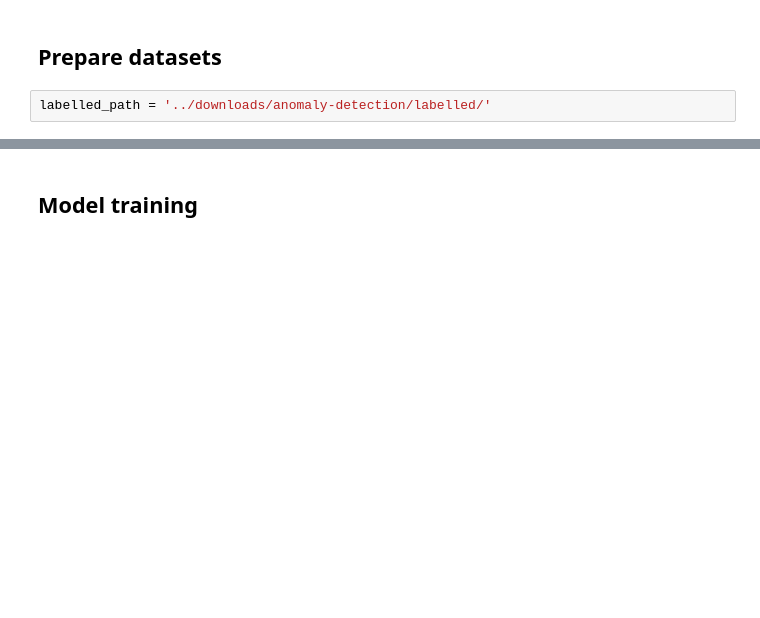
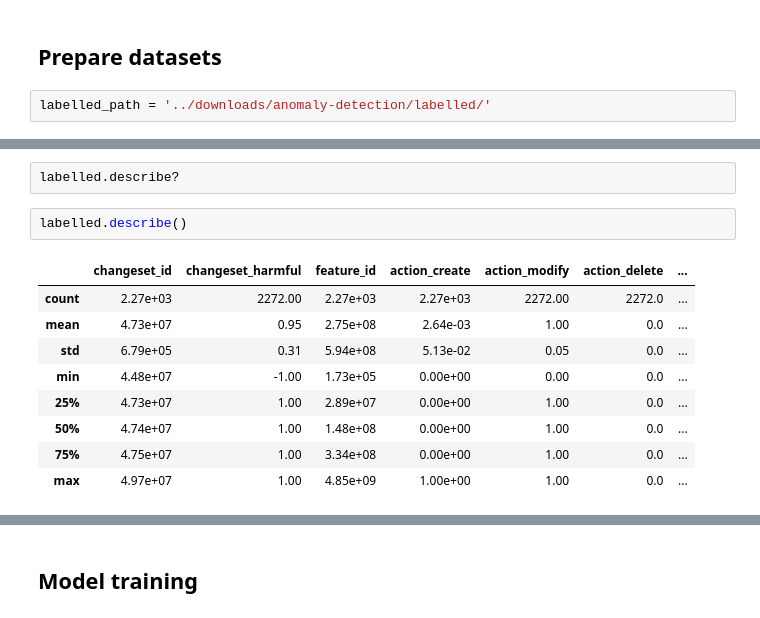
Before and after one commit to mapbox/gabbar, a Jupyter notebook: notebooks/anomaly_detection.ipynb, the cells around one changed output, grey strips where cells are left out. Cells and saved outputs as stored; diff of their text form; blank space fills up the shorter version.

```diff
--- a/notebooks/anomaly_detection.ipynb
+++ b/notebooks/anomaly_detection.ipynb
@@ -57,3 +57,17 @@ Shape after dropping duplicates: (2272, 13)
+# %%
+labelled.describe?
+# %%
+labelled.describe()
+# %% [output]
+|  | changeset_id | changeset_harmful | feature_id | action_create | action_modify | action_delete | ... |
+| count | 2.27e+03 | 2272.00 | 2.27e+03 | 2.27e+03 | 2272.00 | 2272.0 | ... |
+| mean | 4.73e+07 | 0.95 | 2.75e+08 | 2.64e-03 | 1.00 | 0.0 | ... |
+| std | 6.79e+05 | 0.31 | 5.94e+08 | 5.13e-02 | 0.05 | 0.0 | ... |
+| min | 4.48e+07 | -1.00 | 1.73e+05 | 0.00e+00 | 0.00 | 0.0 | ... |
+| 25% | 4.73e+07 | 1.00 | 2.89e+07 | 0.00e+00 | 1.00 | 0.0 | ... |
+| 50% | 4.74e+07 | 1.00 | 1.48e+08 | 0.00e+00 | 1.00 | 0.0 | ... |
+| 75% | 4.75e+07 | 1.00 | 3.34e+08 | 0.00e+00 | 1.00 | 0.0 | ... |
+| max | 4.97e+07 | 1.00 | 4.85e+09 | 1.00e+00 | 1.00 | 0.0 | ... |
 # %%
 labelled.sum()
 # %% [output]
```
Also changed, not shown: parts of 11 cells of this notebook, 3 other files.
